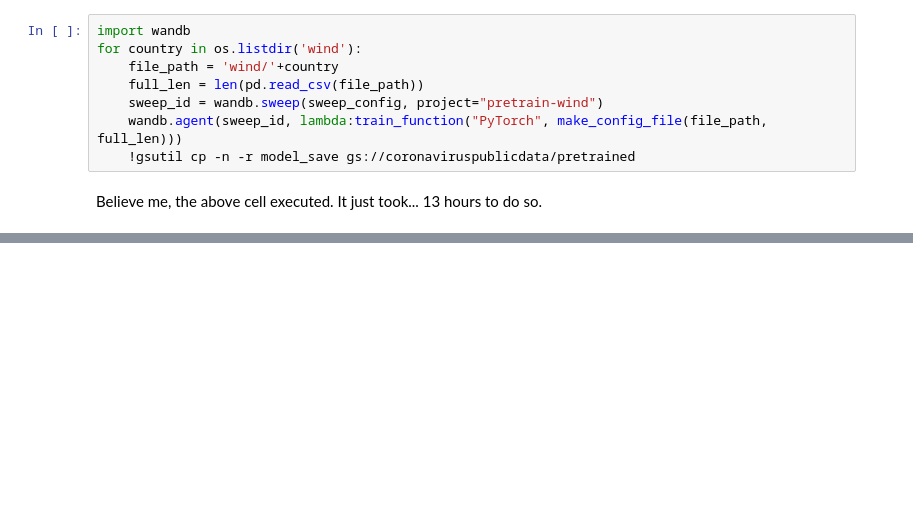
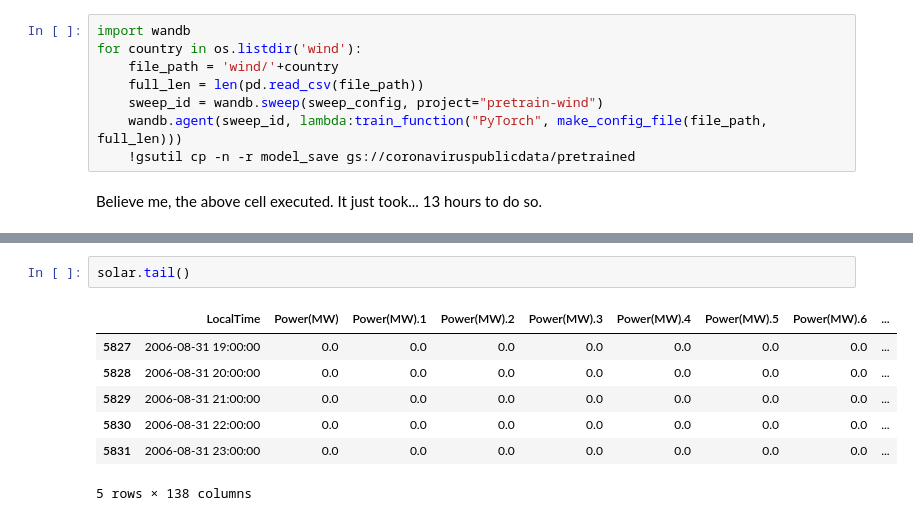
Before and after one commit to CoronaWhy/task-ts, a Jupyter notebook: notebooks/Pre_training_on_Solar_and_Wind_Data.ipynb, the cells around one changed output, grey strips where cells are left out. Cells and saved outputs as stored; diff of their text form; blank space fills up the shorter version.

```diff
--- a/notebooks/Pre_training_on_Solar_and_Wind_Data.ipynb
+++ b/notebooks/Pre_training_on_Solar_and_Wind_Data.ipynb
@@ -223,0 +290,10 @@ Believe me, the above cell executed. It just took... 13 hours to do so.
+# %%
+solar.tail()
+# %% [output]
+|  | LocalTime | Power(MW) | Power(MW).1 | Power(MW).2 | Power(MW).3 | Power(MW).4 | Power(MW).5 | Power(MW).6 | ... |
+| 5827 | 2006-08-31 19:00:00 | 0.0 | 0.0 | 0.0 | 0.0 | 0.0 | 0.0 | 0.0 | ... |
+| 5828 | 2006-08-31 20:00:00 | 0.0 | 0.0 | 0.0 | 0.0 | 0.0 | 0.0 | 0.0 | ... |
+| 5829 | 2006-08-31 21:00:00 | 0.0 | 0.0 | 0.0 | 0.0 | 0.0 | 0.0 | 0.0 | ... |
+| 5830 | 2006-08-31 22:00:00 | 0.0 | 0.0 | 0.0 | 0.0 | 0.0 | 0.0 | 0.0 | ... |
+| 5831 | 2006-08-31 23:00:00 | 0.0 | 0.0 | 0.0 | 0.0 | 0.0 | 0.0 | 0.0 | ... |
+5 rows × 138 columns
```
Also changed, not shown: parts of 18 cells of this notebook.
